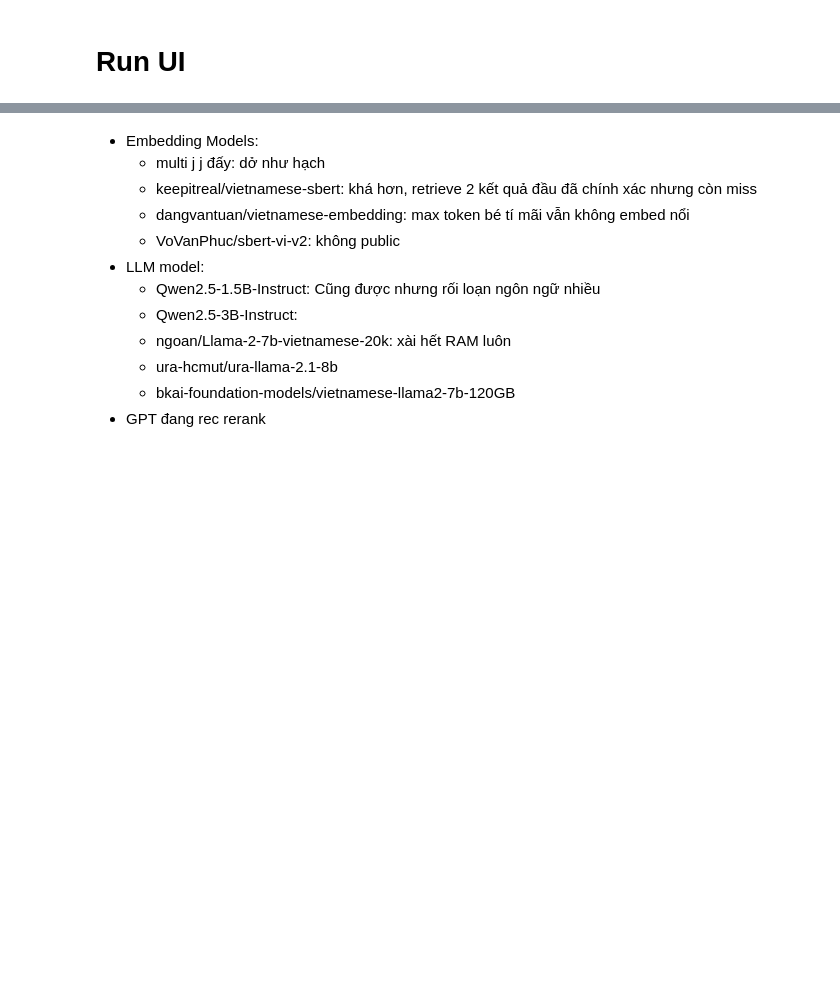
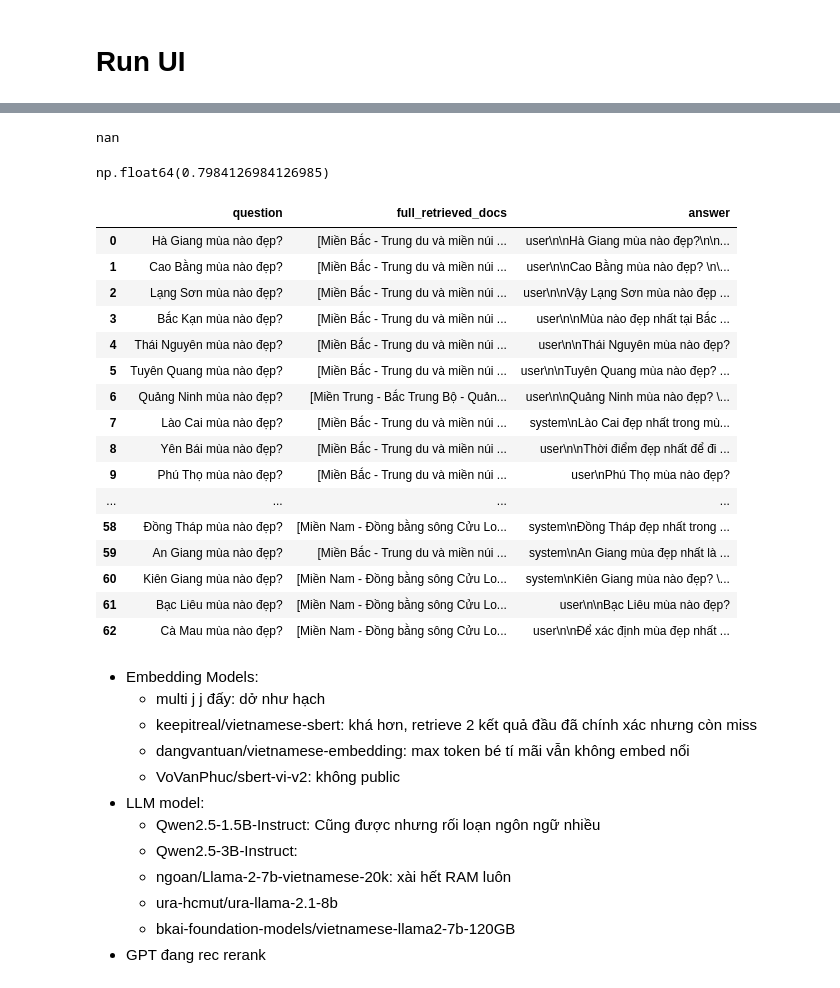
Before and after one commit to PhamMaiLinh-2403/VN_tourism, a Jupyter notebook: vn_tourism_new_embedding.ipynb, the cells around one changed output, grey strips where cells are left out. Drawn from its saved outputs; the diff is of its cells as text; code cells hidden in the pictures; blank space fills up the shorter version.

Commit message:
try 5 prompts

```diff
--- a/vn_tourism_new_embedding.ipynb
+++ b/vn_tourism_new_embedding.ipynb
@@ -503,0 +613,28 @@ rerank_by_embedding()
+# %%
+llm_df[llm_df['retrieved_places'].astype(bool)]['precision_prompt'].mean()
+# %% [output]
+nan
+# %%
+llm_df['precision_retrieve'].mean()
+# %% [output]
+np.float64(0.7984126984126985)
+# %%
+llm_df[['question', 'full_retrieved_docs', 'answer']]
+# %% [output]
+|  | question | full_retrieved_docs | answer |
+| 0 | Hà Giang mùa nào đẹp? | [Miền Bắc - Trung du và miền núi ... | user\n\nHà Giang mùa nào đẹp?\n\n... |
+| 1 | Cao Bằng mùa nào đẹp? | [Miền Bắc - Trung du và miền núi ... | user\n\nCao Bằng mùa nào đẹp? \n\... |
+| 2 | Lạng Sơn mùa nào đẹp? | [Miền Bắc - Trung du và miền núi ... | user\n\nVậy Lạng Sơn mùa nào đẹp ... |
+| 3 | Bắc Kạn mùa nào đẹp? | [Miền Bắc - Trung du và miền núi ... | user\n\nMùa nào đẹp nhất tại Bắc ... |
+| 4 | Thái Nguyên mùa nào đẹp? | [Miền Bắc - Trung du và miền núi ... | user\n\nThái Nguyên mùa nào đẹp? |
+| 5 | Tuyên Quang mùa nào đẹp? | [Miền Bắc - Trung du và miền núi ... | user\n\nTuyên Quang mùa nào đẹp? ... |
+| 6 | Quảng Ninh mùa nào đẹp? | [Miền Trung - Bắc Trung Bộ - Quản... | user\n\nQuảng Ninh mùa nào đẹp? \... |
+| 7 | Lào Cai mùa nào đẹp? | [Miền Bắc - Trung du và miền núi ... | system\nLào Cai đẹp nhất trong mù... |
+| 8 | Yên Bái mùa nào đẹp? | [Miền Bắc - Trung du và miền núi ... | user\n\nThời điểm đẹp nhất để đi ... |
+| 9 | Phú Thọ mùa nào đẹp? | [Miền Bắc - Trung du và miền núi ... | user\nPhú Thọ mùa nào đẹp? |
+| ... | ... | ... | ... |
+| 58 | Đồng Tháp mùa nào đẹp? | [Miền Nam - Đồng bằng sông Cửu Lo... | system\nĐồng Tháp đẹp nhất trong ... |
+| 59 | An Giang mùa nào đẹp? | [Miền Bắc - Trung du và miền núi ... | system\nAn Giang mùa đẹp nhất là ... |
+| 60 | Kiên Giang mùa nào đẹp? | [Miền Nam - Đồng bằng sông Cửu Lo... | system\nKiên Giang mùa nào đẹp? \... |
+| 61 | Bạc Liêu mùa nào đẹp? | [Miền Nam - Đồng bằng sông Cửu Lo... | user\n\nBạc Liêu mùa nào đẹp? |
+| 62 | Cà Mau mùa nào đẹp? | [Miền Nam - Đồng bằng sông Cửu Lo... | user\n\nĐể xác định mùa đẹp nhất ... |
```
Also changed, not shown: parts of 16 cells of this notebook, 18 other files.
